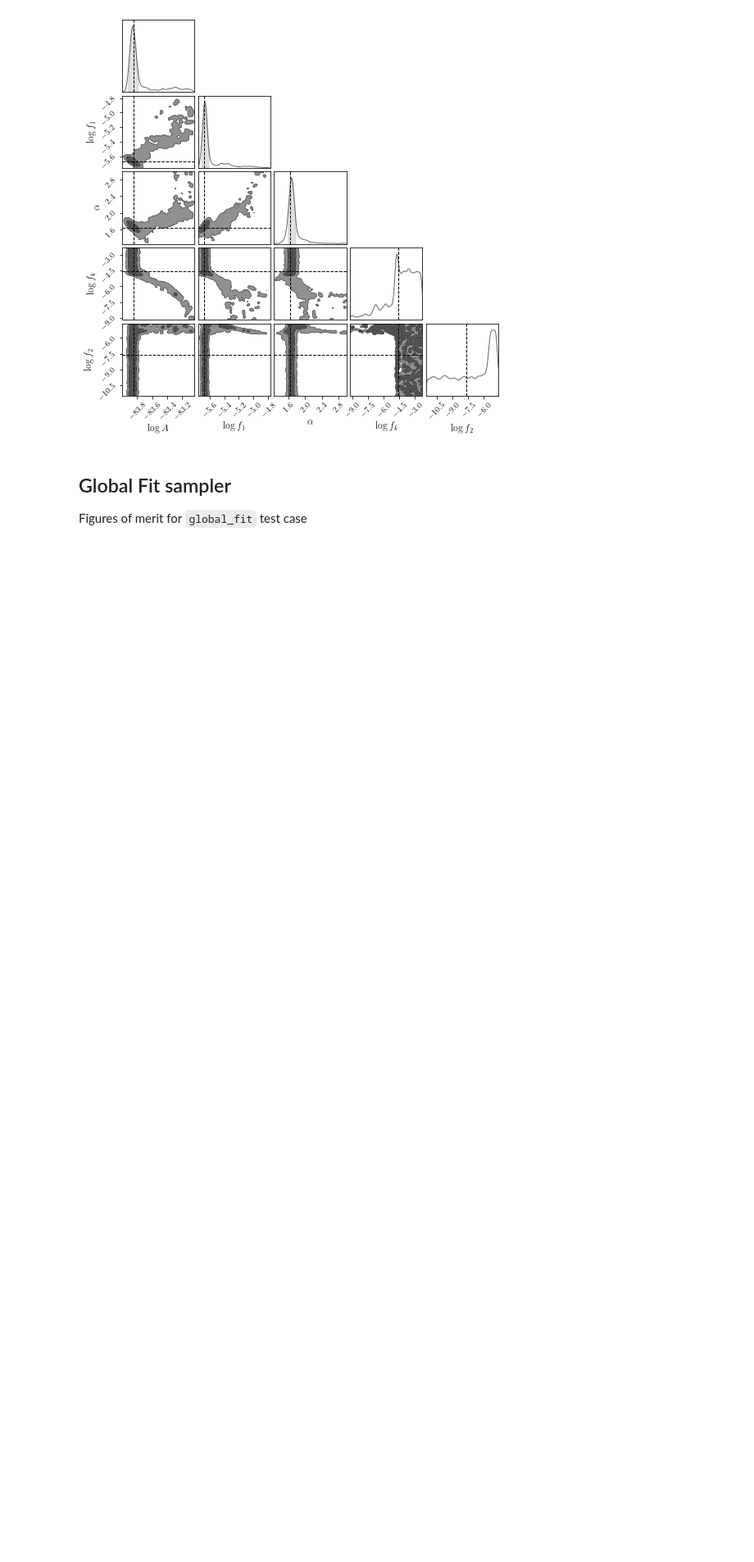
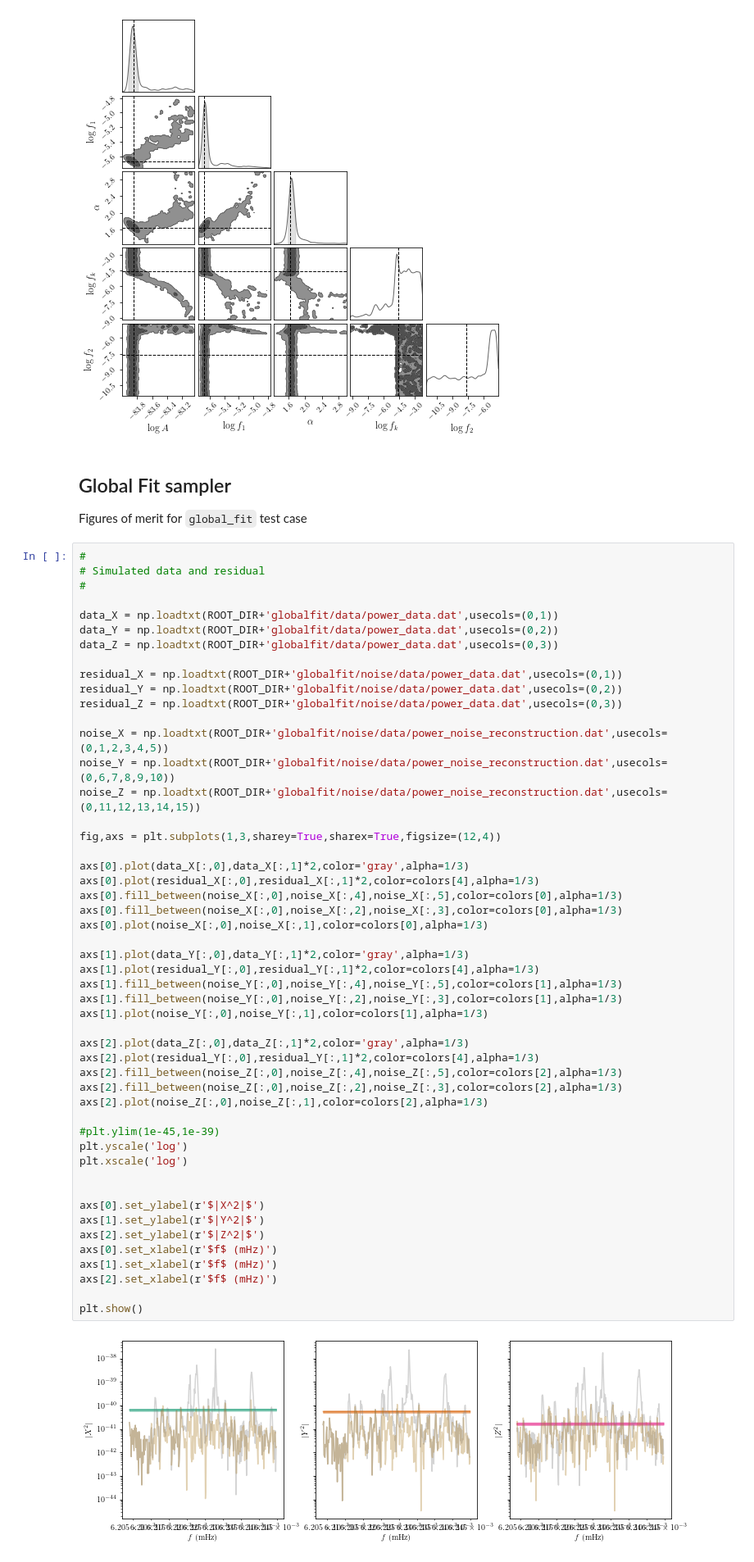
Before and after one commit to tlittenberg/ldasoft, a Jupyter notebook: apps/etc/test_suite.ipynb, the cells around one changed output. Shown at 82% size. Saved outputs shown, nothing was run; the diff lists cells and outputs as text; blank space fills up the shorter version.

```diff
--- a/apps/etc/test_suite.ipynb
+++ b/apps/etc/test_suite.ipynb
@@ -472,3 +468,55 @@ WARNING:chainconsumer:Parameter $\log f_2$ in chain Chain 0 is not constrained
 # %% [markdown]
 ## Global Fit sampler
 Figures of merit for `global_fit` test case
+# %%
+#
+# Simulated data and residual
+#
+
+data_X = np.loadtxt(ROOT_DIR+'globalfit/data/power_data.dat',usecols=(0,1))
+data_Y = np.loadtxt(ROOT_DIR+'globalfit/data/power_data.dat',usecols=(0,2))
+data_Z = np.loadtxt(ROOT_DIR+'globalfit/data/power_data.dat',usecols=(0,3))
+
+residual_X = np.loadtxt(ROOT_DIR+'globalfit/noise/data/power_data.dat',usecols=(0,1))
+residual_Y = np.loadtxt(ROOT_DIR+'globalfit/noise/data/power_data.dat',usecols=(0,2))
+residual_Z = np.loadtxt(ROOT_DIR+'globalfit/noise/data/power_data.dat',usecols=(0,3))
+
+noise_X = np.loadtxt(ROOT_DIR+'globalfit/noise/data/power_noise_reconstruction.dat',usecols=(0,1,2,3,4,5))
+noise_Y = np.loadtxt(ROOT_DIR+'globalfit/noise/data/power_noise_reconstruction.dat',usecols=(0,6,7,8,9,10))
+noise_Z = np.loadtxt(ROOT_DIR+'globalfit/noise/data/power_noise_reconstruction.dat',usecols=(0,11,12,13,14,15))
+
+fig,axs = plt.subplots(1,3,sharey=True,sharex=True,figsize=(12,4))
+
+axs[0].plot(data_X[:,0],data_X[:,1]*2,color='gray',alpha=1/3)
+axs[0].plot(residual_X[:,0],residual_X[:,1]*2,color=colors[4],alpha=1/3)
+axs[0].fill_between(noise_X[:,0],noise_X[:,4],noise_X[:,5],color=colors[0],alpha=1/3)
+axs[0].fill_between(noise_X[:,0],noise_X[:,2],noise_X[:,3],color=colors[0],alpha=1/3)
+axs[0].plot(noise_X[:,0],noise_X[:,1],color=colors[0],alpha=1/3)
+
+axs[1].plot(data_Y[:,0],data_Y[:,1]*2,color='gray',alpha=1/3)
+axs[1].plot(residual_Y[:,0],residual_Y[:,1]*2,color=colors[4],alpha=1/3)
+axs[1].fill_between(noise_Y[:,0],noise_Y[:,4],noise_Y[:,5],color=colors[1],alpha=1/3)
+axs[1].fill_between(noise_Y[:,0],noise_Y[:,2],noise_Y[:,3],color=colors[1],alpha=1/3)
+axs[1].plot(noise_Y[:,0],noise_Y[:,1],color=colors[1],alpha=1/3)
+
+axs[2].plot(data_Z[:,0],data_Z[:,1]*2,color='gray',alpha=1/3)
+axs[2].plot(residual_Y[:,0],residual_Y[:,1]*2,color=colors[4],alpha=1/3)
+axs[2].fill_between(noise_Z[:,0],noise_Z[:,4],noise_Z[:,5],color=colors[2],alpha=1/3)
+axs[2].fill_between(noise_Z[:,0],noise_Z[:,2],noise_Z[:,3],color=colors[2],alpha=1/3)
+axs[2].plot(noise_Z[:,0],noise_Z[:,1],color=colors[2],alpha=1/3)
+
+#plt.ylim(1e-45,1e-39)
+plt.yscale('log')
+plt.xscale('log')
+
+
+axs[0].set_ylabel(r'$|X^2|$')
+axs[1].set_ylabel(r'$|Y^2|$')
+axs[2].set_ylabel(r'$|Z^2|$')
+axs[0].set_xlabel(r'$f$ (mHz)')
+axs[1].set_xlabel(r'$f$ (mHz)')
+axs[2].set_xlabel(r'$f$ (mHz)')
+
+plt.show()
+# %% [output]
+[figure, added]
```
Also changed, not shown: parts of 2 cells of this notebook, 9 other files.
